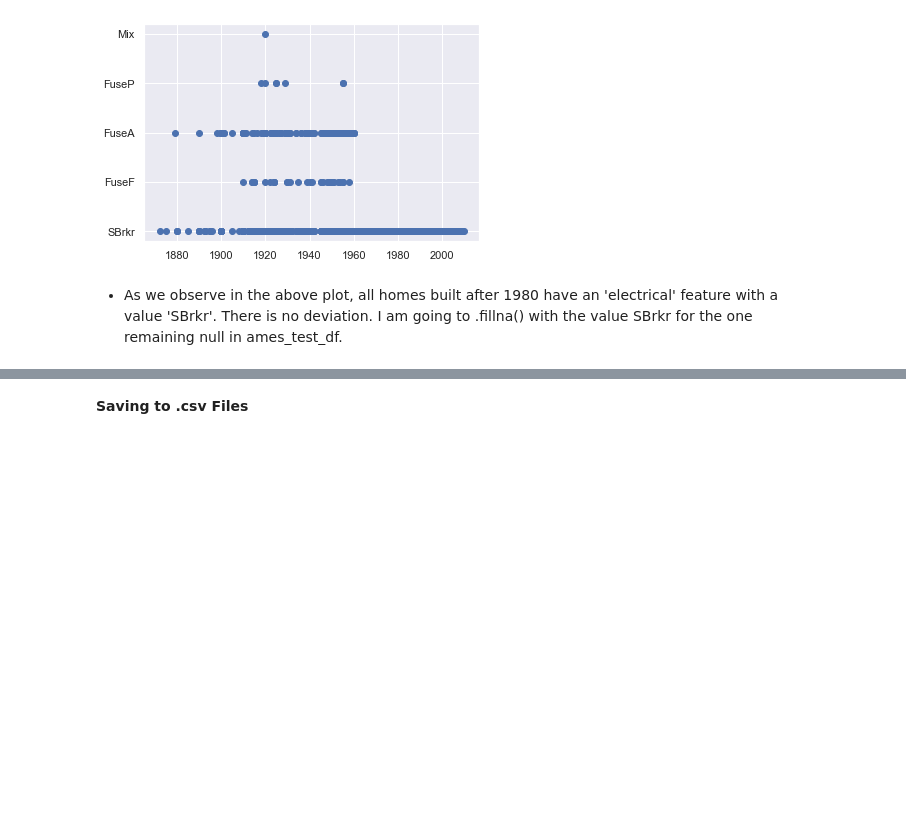
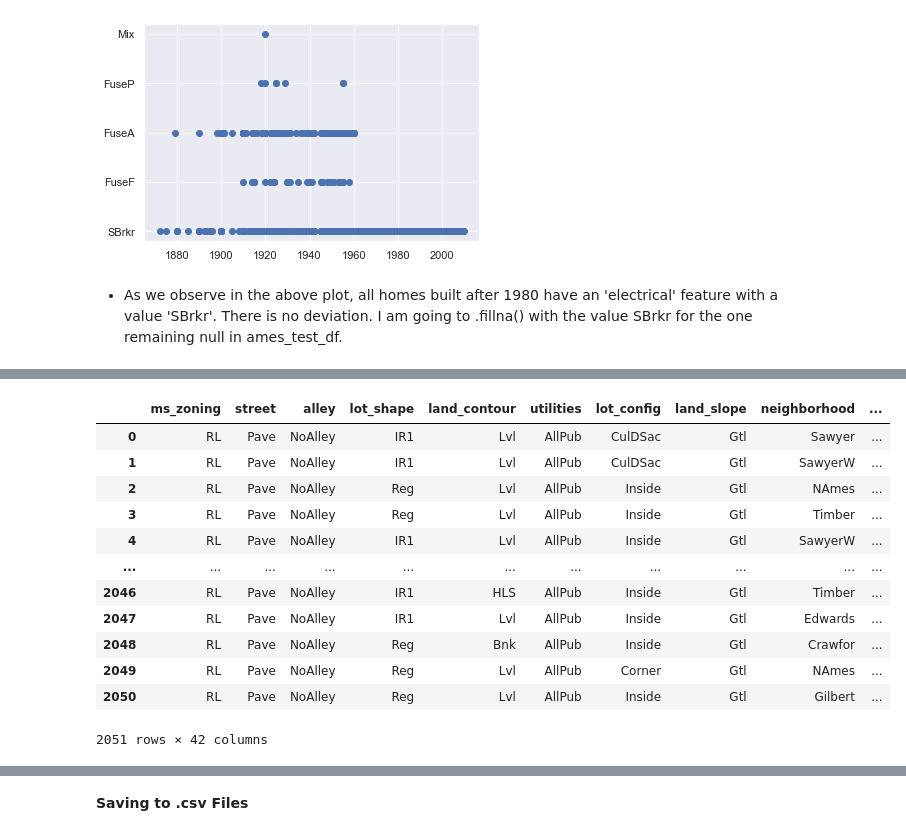
Before and after one commit to maryschindler/project_ames_kaggle_challenge, a Jupyter notebook: 2.0/notebooks/02_Preprocessing_and_FeatSel.ipynb, the cells around one changed output, grey strips where cells are left out. Cells and saved outputs as stored; diff of their text form; code cells hidden in the pictures; blank space fills up the shorter version.

```diff
--- a/2.0/notebooks/02_Preprocessing_and_FeatSel.ipynb
+++ b/2.0/notebooks/02_Preprocessing_and_FeatSel.ipynb
@@ -488,0 +491,3 @@ ames_test_df['electrical'].fillna(value = 'SBrkr', inplace = True)
+# %%
+list_feats_obj = ames_df.select_dtypes(exclude = 'number').columns
+list_feats_obj
@@ -488,0 +506,16 @@ ames_test_df['electrical'].fillna(value = 'SBrkr', inplace = True)
+# %%
+ames_df[list_feats_obj]
+# %% [output]
+|  | ms_zoning | street | alley | lot_shape | land_contour | utilities | lot_config | land_slope | neighborhood | ... |
+| 0 | RL | Pave | NoAlley | IR1 | Lvl | AllPub | CulDSac | Gtl | Sawyer | ... |
+| 1 | RL | Pave | NoAlley | IR1 | Lvl | AllPub | CulDSac | Gtl | SawyerW | ... |
+| 2 | RL | Pave | NoAlley | Reg | Lvl | AllPub | Inside | Gtl | NAmes | ... |
+| 3 | RL | Pave | NoAlley | Reg | Lvl | AllPub | Inside | Gtl | Timber | ... |
+| 4 | RL | Pave | NoAlley | IR1 | Lvl | AllPub | Inside | Gtl | SawyerW | ... |
+| ... | ... | ... | ... | ... | ... | ... | ... | ... | ... | ... |
+| 2046 | RL | Pave | NoAlley | IR1 | HLS | AllPub | Inside | Gtl | Timber | ... |
+| 2047 | RL | Pave | NoAlley | IR1 | Lvl | AllPub | Inside | Gtl | Edwards | ... |
+| 2048 | RL | Pave | NoAlley | Reg | Bnk | AllPub | Inside | Gtl | Crawfor | ... |
+| 2049 | RL | Pave | NoAlley | Reg | Lvl | AllPub | Corner | Gtl | NAmes | ... |
+| 2050 | RL | Pave | NoAlley | Reg | Lvl | AllPub | Inside | Gtl | Gilbert | ... |
+2051 rows × 42 columns
```
Also changed, not shown: parts of 9 cells of this notebook, 5 other files.
